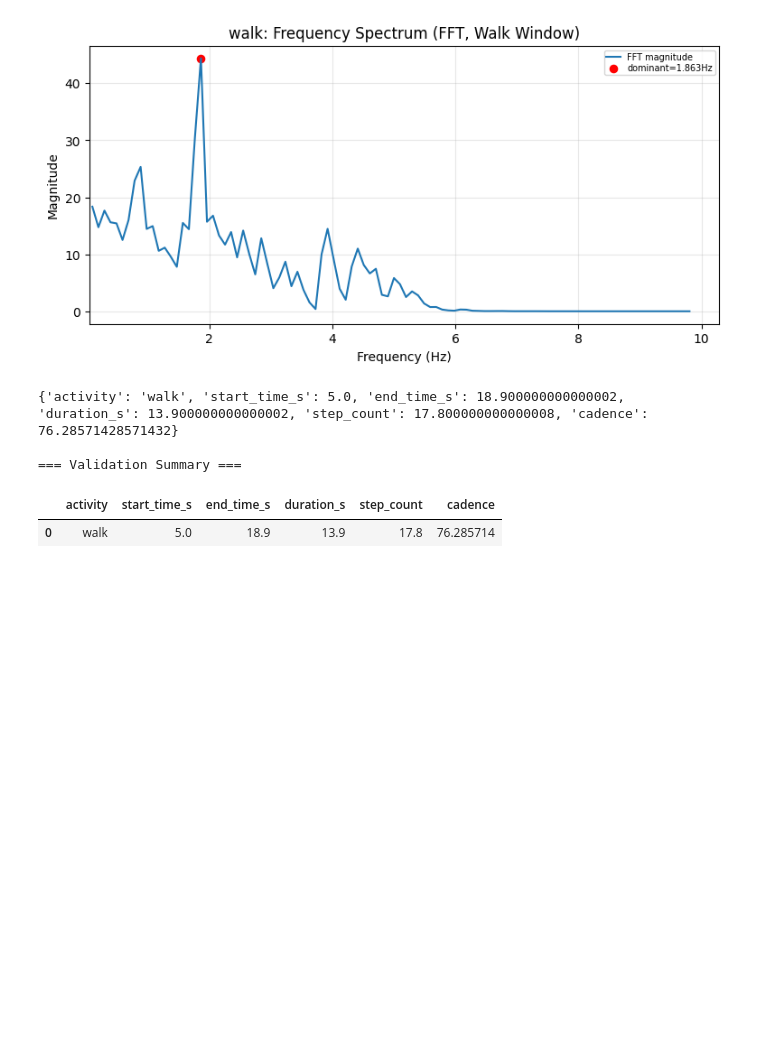
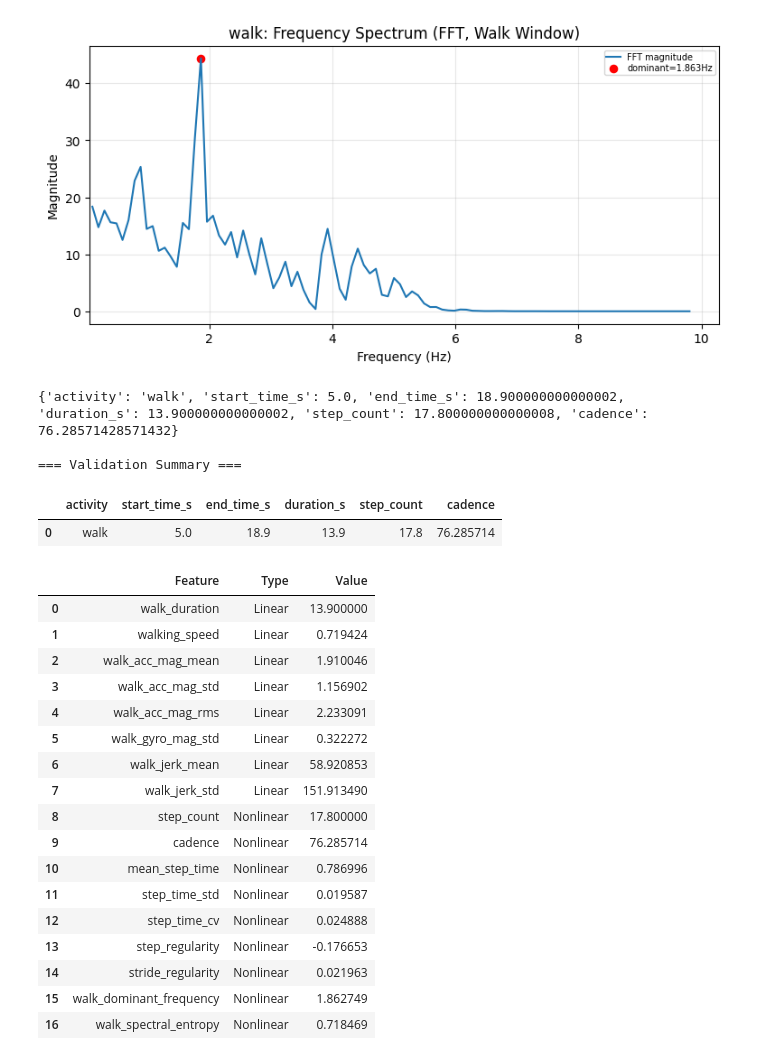
Before and after one commit to ahmedazhar2299/my-walk-sentinal, a Jupyter notebook: walk_validation.ipynb, the cells around one changed output. Drawn from its saved outputs; the diff is of its cells as text; code cells hidden in the pictures; blank space fills up the shorter version.

```diff
--- a/walk_validation.ipynb
+++ b/walk_validation.ipynb
@@ -250,3 +250,63 @@ display(pd.DataFrame(walk_summaries))
 === Validation Summary ===
 |  | activity | start_time_s | end_time_s | duration_s | step_count | cadence |
 | 0 | walk | 5.0 | 18.9 | 13.9 | 17.8 | 76.285714 |
+# %%
+# Calculated linear and nonlinear walk features from the loaded synchronized walk file
+from imu_features.walk_features import extract_walk_features
+
+
+sv.configure(PIPELINE_CONFIG, PLOT_PARAMS)
+sv._apply_notebook_window_gate_settings()
+
+walk_feature_specs = [
+    ("walk_duration", "Linear"),
+    ("walking_speed", "Linear"),
+    ("walk_acc_mag_mean", "Linear"),
+    ("walk_acc_mag_std", "Linear"),
+    ("walk_acc_mag_rms", "Linear"),
+    ("walk_gyro_mag_std", "Linear"),
+    ("walk_jerk_mean", "Linear"),
+    ("walk_jerk_std", "Linear"),
+    ("step_count", "Nonlinear"),
+    ("cadence", "Nonlinear"),
+    ("mean_step_time", "Nonlinear"),
+    ("step_time_std", "Nonlinear"),
+    ("step_time_cv", "Nonlinear"),
+    ("step_regularity", "Nonlinear"),
+    ("stride_regularity", "Nonlinear"),
+    ("walk_dominant_frequency", "Nonlinear"),
+    ("walk_spectral_entropy", "Nonlinear"),
+]
+
+if WALK_DF is not None and WALK_META is not None:
+    walk_features = extract_walk_features(WALK_DF, WALK_META, PIPELINE_CONFIG)
+    walk_feature_table = pd.DataFrame([
+        {
+            "Feature": feature,
+            "Type": feature_type,
+            "Value": walk_features.get(feature, np.nan),
+        }
+        for feature, feature_type in walk_feature_specs
+    ])
+    display(walk_feature_table)
+else:
+    print("[SKIP] walk feature table: walk file not loaded")
+# %% [output]
+|  | Feature | Type | Value |
+| 0 | walk_duration | Linear | 13.900000 |
+| 1 | walking_speed | Linear | 0.719424 |
+| 2 | walk_acc_mag_mean | Linear | 1.910046 |
+| 3 | walk_acc_mag_std | Linear | 1.156902 |
+| 4 | walk_acc_mag_rms | Linear | 2.233091 |
+| 5 | walk_gyro_mag_std | Linear | 0.322272 |
+| 6 | walk_jerk_mean | Linear | 58.920853 |
+| 7 | walk_jerk_std | Linear | 151.913490 |
+| 8 | step_count | Nonlinear | 17.800000 |
+| 9 | cadence | Nonlinear | 76.285714 |
+| 10 | mean_step_time | Nonlinear | 0.786996 |
+| 11 | step_time_std | Nonlinear | 0.019587 |
+| 12 | step_time_cv | Nonlinear | 0.024888 |
+| 13 | step_regularity | Nonlinear | -0.176653 |
+| 14 | stride_regularity | Nonlinear | 0.021963 |
+| 15 | walk_dominant_frequency | Nonlinear | 1.862749 |
+| 16 | walk_spectral_entropy | Nonlinear | 0.718469 |
```
Also changed, not shown: 2 other files.
